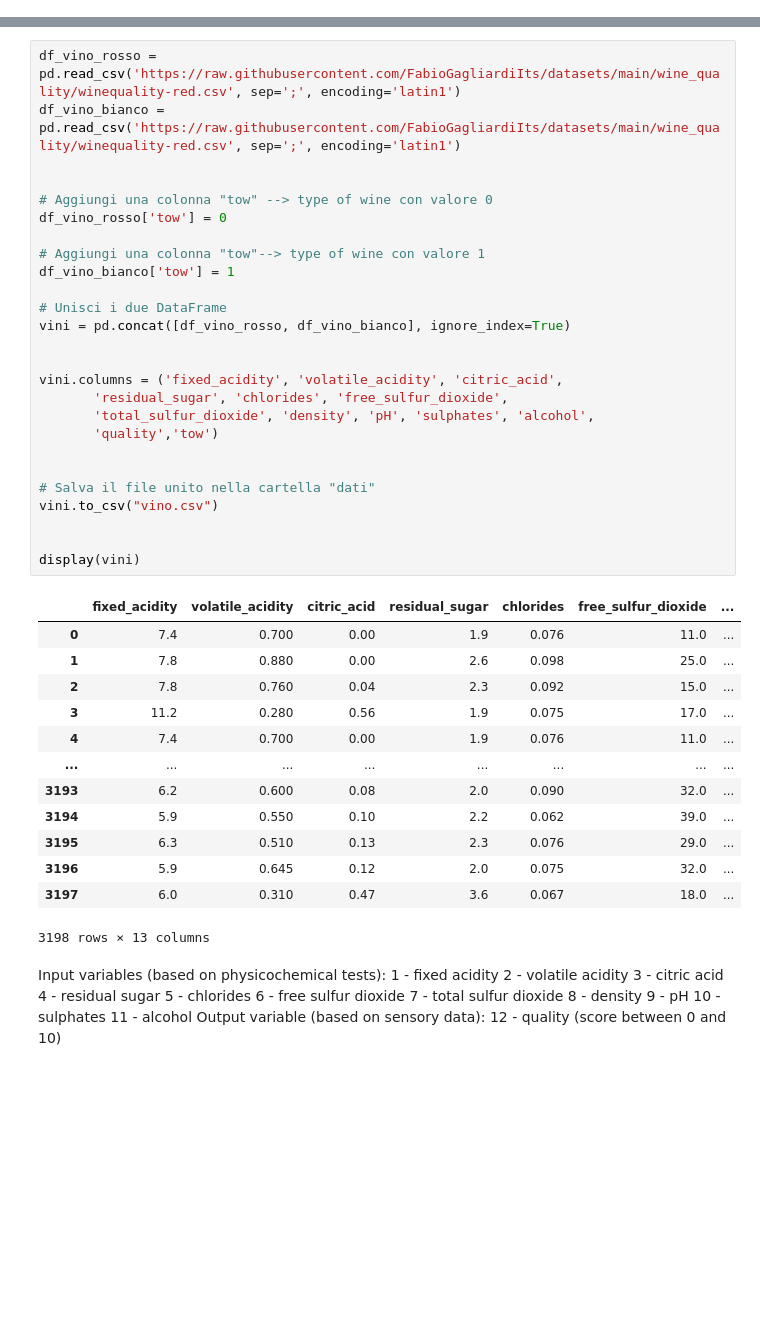
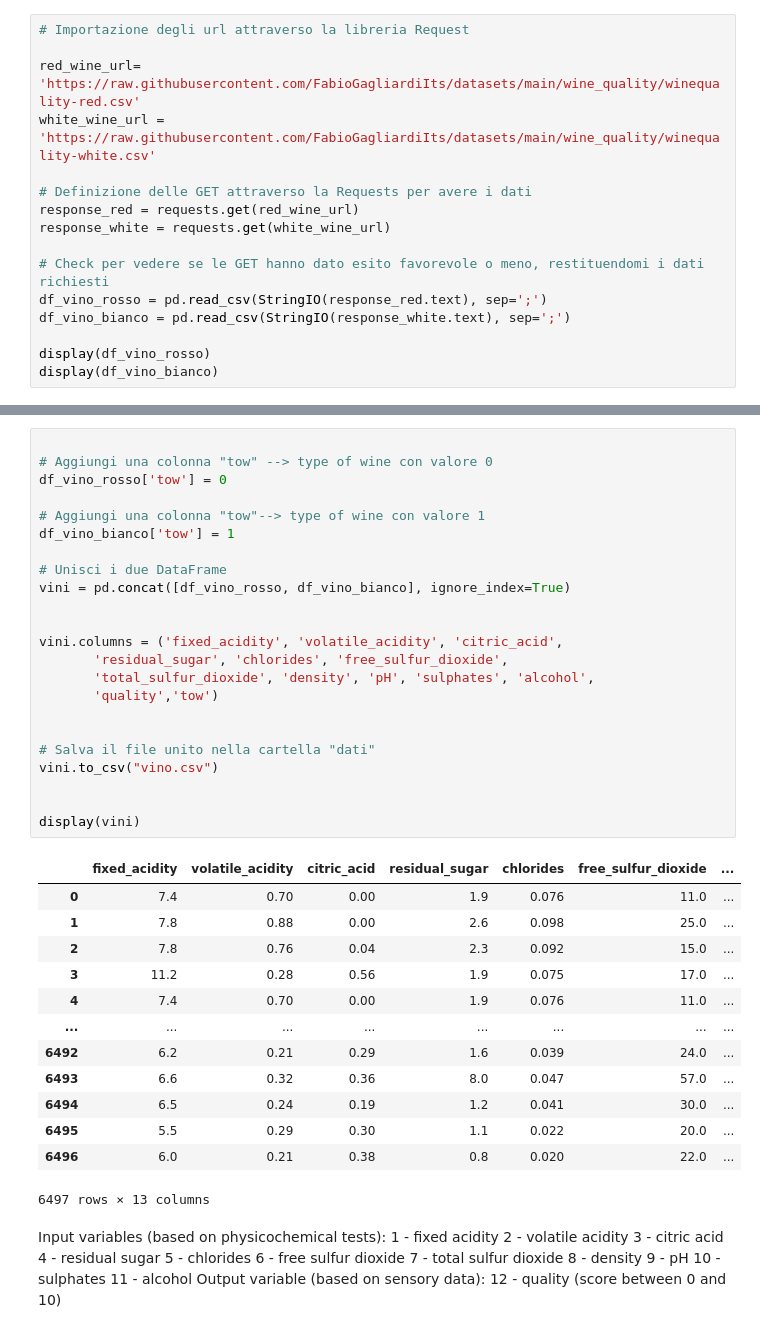
Before and after one commit to MatteoCostamagna/machine-lerning, a Jupyter notebook: cartella_progetto/cartella_training/lavorogiusto.ipynb, the cells around one changed output, grey strips where cells are left out. Saved outputs shown, nothing was run; the diff lists cells and outputs as text; blank space fills up the shorter version.

```diff
--- a/cartella_progetto/cartella_training/lavorogiusto.ipynb
+++ b/cartella_progetto/cartella_training/lavorogiusto.ipynb
@@ -14,0 +17,16 @@ from sklearn.metrics import accuracy_score, confusion_matrix, mean_squared_error
+# %%
+# Importazione degli url attraverso la libreria Request
+
+red_wine_url= 'https://raw.githubusercontent.com/FabioGagliardiIts/datasets/main/wine_quality/winequality-red.csv'
+white_wine_url = 'https://raw.githubusercontent.com/FabioGagliardiIts/datasets/main/wine_quality/winequality-white.csv'
+
+# Definizione delle GET attraverso la Requests per avere i dati
+response_red = requests.get(red_wine_url)
+response_white = requests.get(white_wine_url)
+
+# Check per vedere se le GET hanno dato esito favorevole o meno, restituendomi i dati richiesti
+df_vino_rosso = pd.read_csv(StringIO(response_red.text), sep=';')
+df_vino_bianco = pd.read_csv(StringIO(response_white.text), sep=';')
+
+display(df_vino_rosso)
+display(df_vino_bianco)
@@ -15,43 +60,40 @@ from sklearn.metrics import accuracy_score, confusion_matrix, mean_squared_error
 # %%
-df_vino_rosso = pd.read_csv('https://raw.githubusercontent.com/FabioGagliardiIts/datasets/main/wine_quality/winequality-red.csv', sep=';', encoding='latin1')
-df_vino_bianco = pd.read_csv('https://raw.githubusercontent.com/FabioGagliardiIts/datasets/main/wine_quality/winequality-red.csv', sep=';', encoding='latin1')
-
 
 # Aggiungi una colonna "tow" --> type of wine con valore 0
 df_vino_rosso['tow'] = 0
 
 # Aggiungi una colonna "tow"--> type of wine con valore 1
 df_vino_bianco['tow'] = 1
 
 # Unisci i due DataFrame
 vini = pd.concat([df_vino_rosso, df_vino_bianco], ignore_index=True)
 
 
 vini.columns = ('fixed_acidity', 'volatile_acidity', 'citric_acid',
        'residual_sugar', 'chlorides', 'free_sulfur_dioxide',
        'total_sulfur_dioxide', 'density', 'pH', 'sulphates', 'alcohol',
        'quality','tow')
 
 
 # Salva il file unito nella cartella "dati"
 vini.to_csv("vino.csv")
 
 
 display(vini)
 # %% [output]
 |  | fixed_acidity | volatile_acidity | citric_acid | residual_sugar | chlorides | free_sulfur_dioxide | ... |
-| 0 | 7.4 | 0.700 | 0.00 | 1.9 | 0.076 | 11.0 | ... |
-| 1 | 7.8 | 0.880 | 0.00 | 2.6 | 0.098 | 25.0 | ... |
-| 2 | 7.8 | 0.760 | 0.04 | 2.3 | 0.092 | 15.0 | ... |
-| 3 | 11.2 | 0.280 | 0.56 | 1.9 | 0.075 | 17.0 | ... |
-| 4 | 7.4 | 0.700 | 0.00 | 1.9 | 0.076 | 11.0 | ... |
+| 0 | 7.4 | 0.70 | 0.00 | 1.9 | 0.076 | 11.0 | ... |
+| 1 | 7.8 | 0.88 | 0.00 | 2.6 | 0.098 | 25.0 | ... |
+| 2 | 7.8 | 0.76 | 0.04 | 2.3 | 0.092 | 15.0 | ... |
+| 3 | 11.2 | 0.28 | 0.56 | 1.9 | 0.075 | 17.0 | ... |
+| 4 | 7.4 | 0.70 | 0.00 | 1.9 | 0.076 | 11.0 | ... |
 | ... | ... | ... | ... | ... | ... | ... | ... |
-| 3193 | 6.2 | 0.600 | 0.08 | 2.0 | 0.090 | 32.0 | ... |
-| 3194 | 5.9 | 0.550 | 0.10 | 2.2 | 0.062 | 39.0 | ... |
-| 3195 | 6.3 | 0.510 | 0.13 | 2.3 | 0.076 | 29.0 | ... |
-| 3196 | 5.9 | 0.645 | 0.12 | 2.0 | 0.075 | 32.0 | ... |
-| 3197 | 6.0 | 0.310 | 0.47 | 3.6 | 0.067 | 18.0 | ... |
+| 6492 | 6.2 | 0.21 | 0.29 | 1.6 | 0.039 | 24.0 | ... |
+| 6493 | 6.6 | 0.32 | 0.36 | 8.0 | 0.047 | 57.0 | ... |
+| 6494 | 6.5 | 0.24 | 0.19 | 1.2 | 0.041 | 30.0 | ... |
+| 6495 | 5.5 | 0.29 | 0.30 | 1.1 | 0.022 | 20.0 | ... |
+| 6496 | 6.0 | 0.21 | 0.38 | 0.8 | 0.020 | 22.0 | ... |
-3198 rows × 13 columns
+6497 rows × 13 columns
 # %% [markdown]
    Input variables (based on physicochemical tests):
    1 - fixed acidity
```
Also changed, not shown: parts of 12 cells of this notebook, 6 other files.
